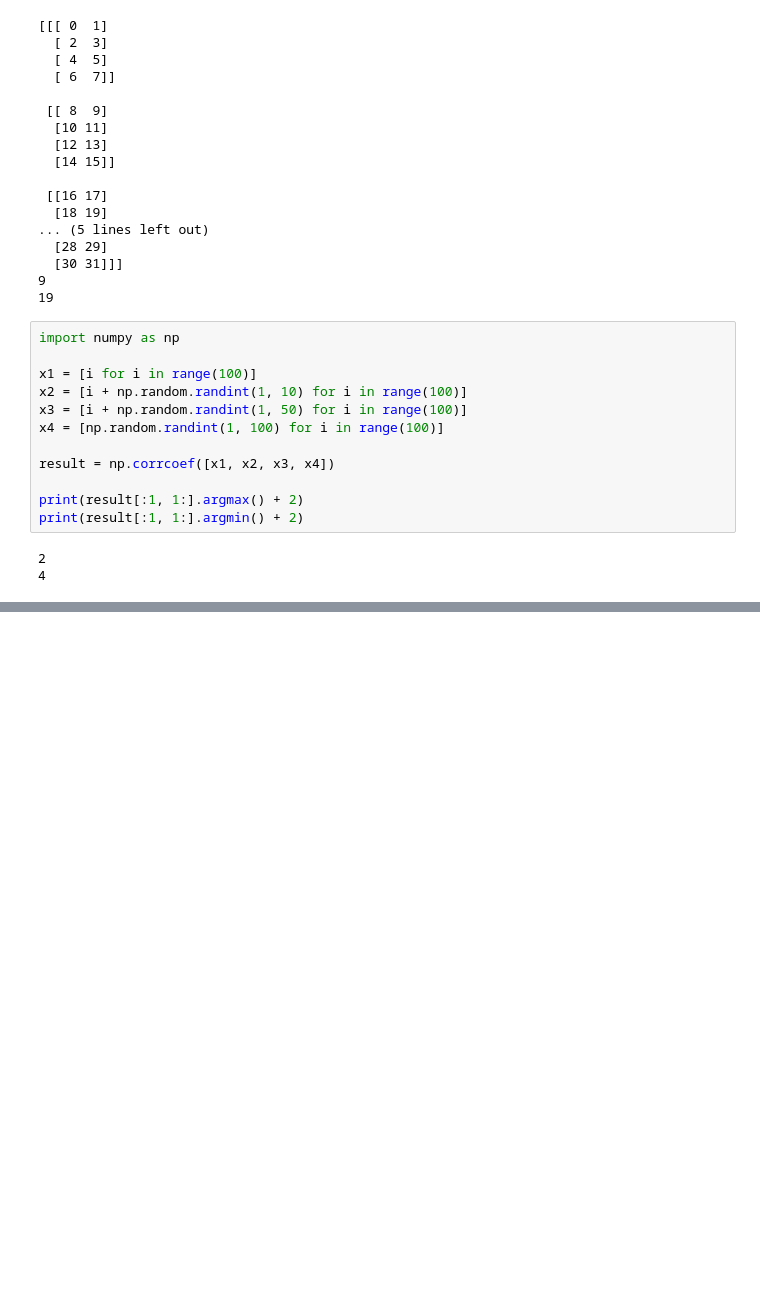
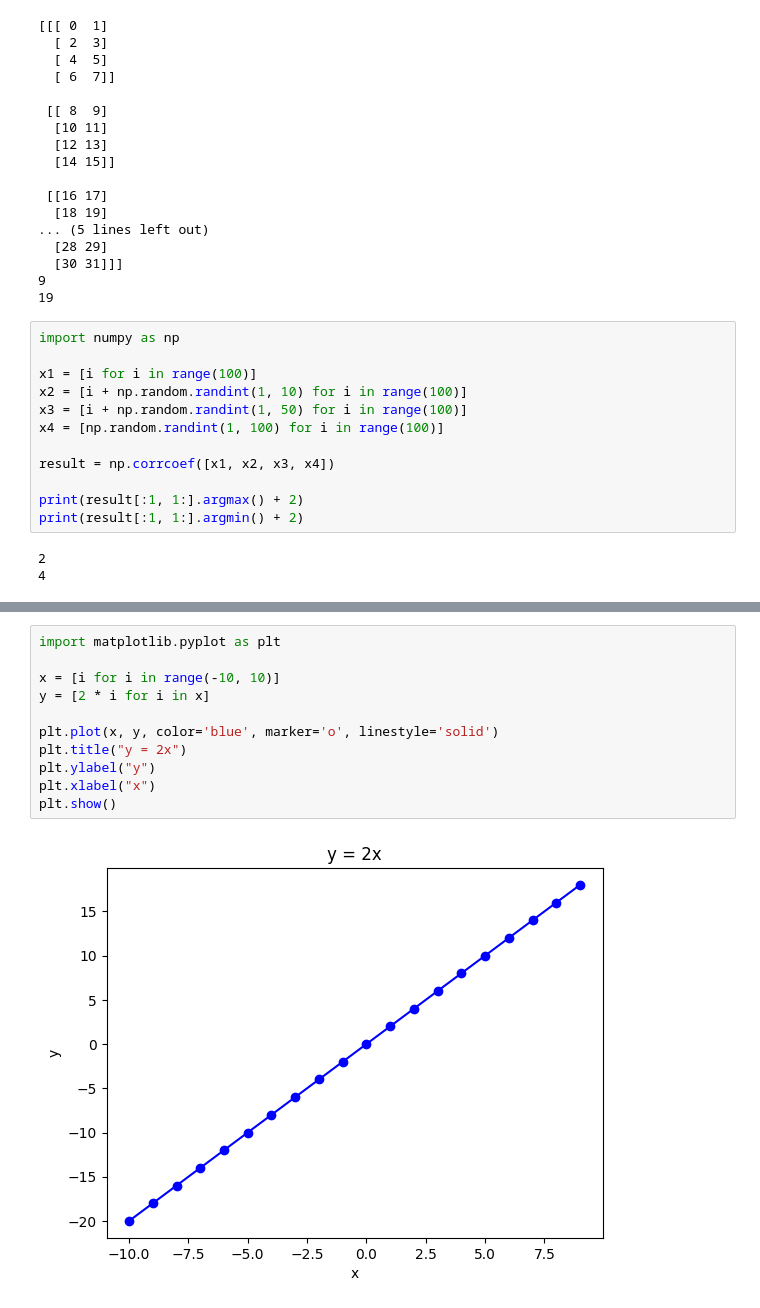
Before and after one commit to joostory/study-python, a Jupyter notebook: data_science.ipynb, the cells around one changed output, grey strips where cells are left out. Drawn from its saved outputs; the diff is of its cells as text; blank space fills up the shorter version.

```diff
--- a/data_science.ipynb
+++ b/data_science.ipynb
@@ -351,0 +368,13 @@ print(result[:1, 1:].argmin() + 2)
+# %%
+import matplotlib.pyplot as plt
+
+x = [i for i in range(-10, 10)]
+y = [2 * i for i in x]
+
+plt.plot(x, y, color='blue', marker='o', linestyle='solid')
+plt.title("y = 2x")
+plt.ylabel("y")
+plt.xlabel("x")
+plt.show()
+# %% [output]
+[figure, added]
```
Also changed, not shown: parts of 3 cells of this notebook, 1 other file.
